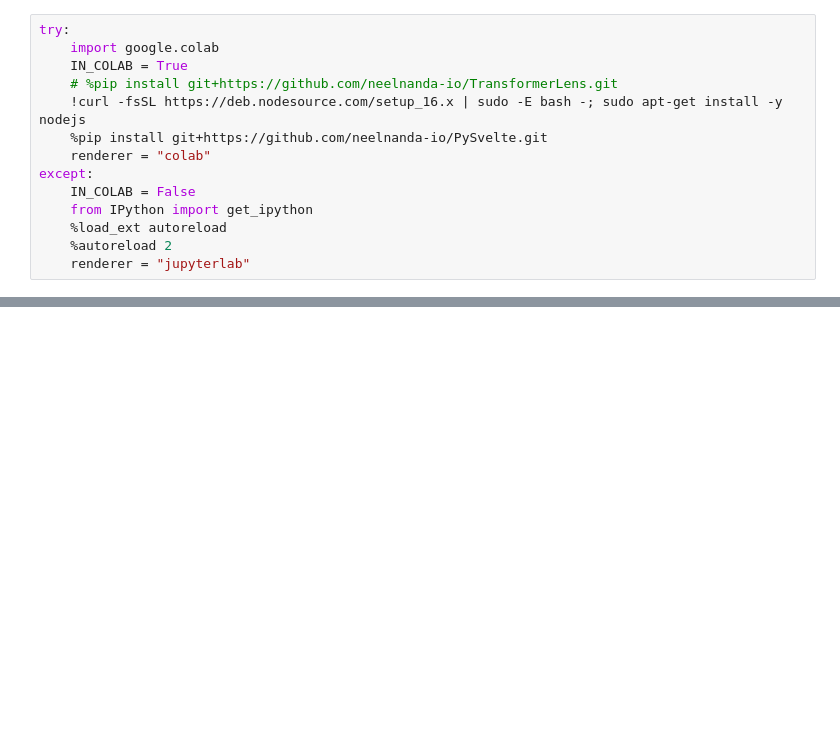
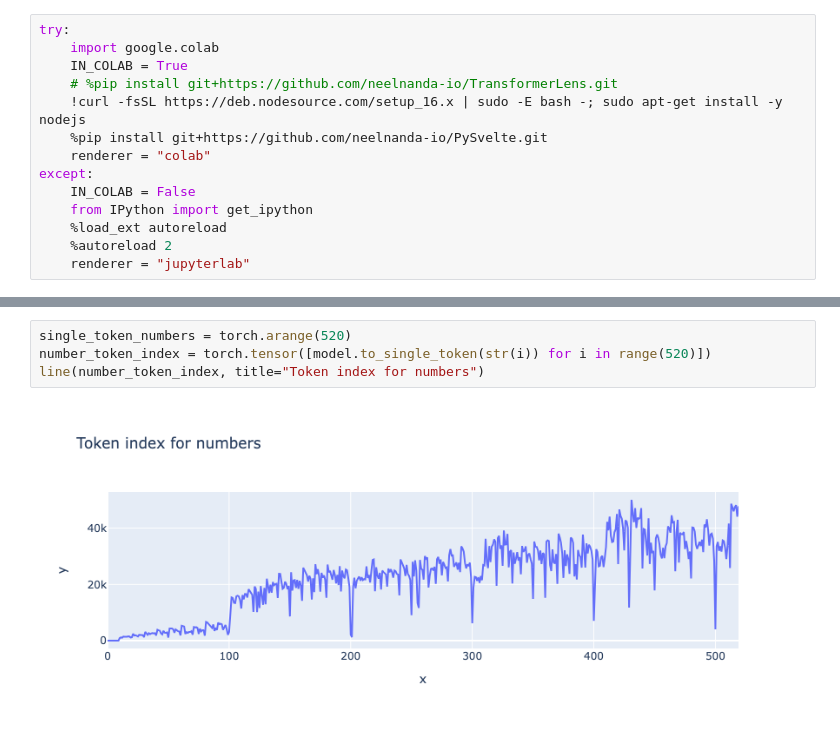
Before and after one commit to jansont/transformer-circuits, a Jupyter notebook: notebooks/Addition.ipynb, the cells around one changed output, grey strips where cells are left out. Drawn from its saved outputs; the diff is of its cells as text; blank space fills up the shorter version.

```diff
--- a/notebooks/Addition.ipynb
+++ b/notebooks/Addition.ipynb
@@ -62,0 +330,6 @@ Installing the current project: transformer-lens (0.0.0)
+# %%
+single_token_numbers = torch.arange(520)
+number_token_index = torch.tensor([model.to_single_token(str(i)) for i in range(520)])
+line(number_token_index, title="Token index for numbers")
+# %% [output]
+[figure, added]
```
Also changed, not shown: parts of 41 cells of this notebook, 1 other file.
